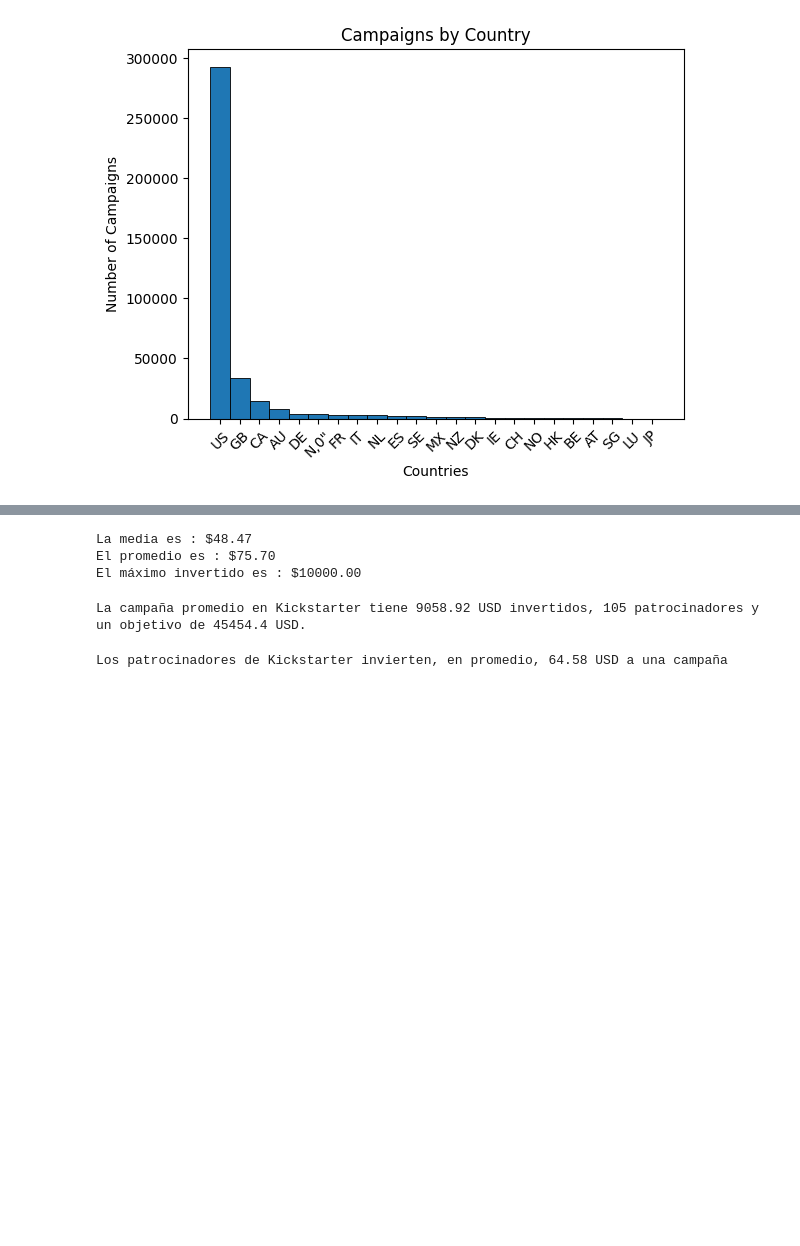
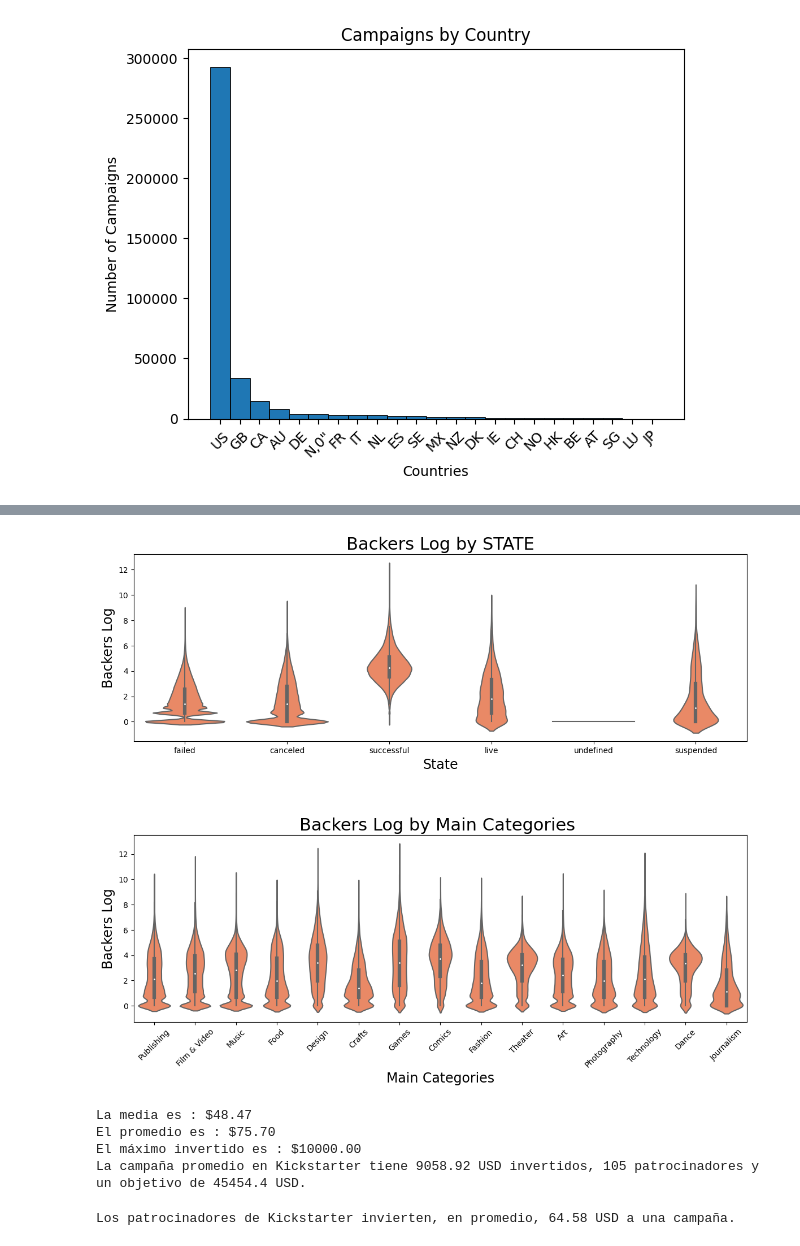
Before and after one commit to belisario-olivera/EDA-Kickstarter, a Jupyter notebook: TP/EDA_kickstarter.ipynb, the cells around one changed output, grey strips where cells are left out. Cells and saved outputs as stored; diff of their text form; code cells hidden in the pictures; blank space fills up the shorter version.

```diff
--- a/TP/EDA_kickstarter.ipynb
+++ b/TP/EDA_kickstarter.ipynb
@@ -320,7 +346,39 @@ plt.show()
+# %%
+"""
+En la última visualización, buscamos entender la distribución de los patrocinadores
+por estado de la campaña y por categoría principal.
+"""
+
+
+df['backers_log'] = np.log(df['backers'] + 1 )
+#creamos esta variable ya que había campañas sin patrocinadores, con el +1 se normalizan los valores nulos.
+
+plt.figure(figsize = (14,12))
+
+plt.subplots_adjust(hspace = 0.50, top = 0.8)
+
+plt.subplot(211)
+g = sns.violinplot(x='state',y='backers_log',
+                   color='coral', data=df)
+g.set_title("Backers Log by STATE", fontsize=22)
+g.set_xlabel("State", fontsize=17)
+g.set_ylabel("Backers Log", fontsize=17)
+
+plt.subplot(212)
+g1 = sns.violinplot(x='main_category',y='backers_log',
+                   color='coral', data=df)
+g1.set_xticklabels(g1.get_xticklabels(),rotation=45)
+g1.set_title("Backers Log by Main Categories ", fontsize=22)
+g1.set_xlabel("Main Categories", fontsize=17)
+g1.set_ylabel("Backers Log", fontsize=17)
+
+plt.show()
+# %% [output]
+[figure, added]
 # %%
 """
-Pasando a datos más estadísticos buscamos la media,
-el promedio y la cantidad máxima de dinero "invertido".
+Pasando a datos más estadísticos buscamos la media, el promedio y la cantidad máxima de dinero "invertido".
+También quisimos encontrar cual es la campaña promedia, en relación a inversión, patrocinadores y objetivo.
 
 """
 
@@ -334,23 +392,26 @@ averageamt = avgamt.mean()
 print("El promedio es : $%1.2f" %averageamt)
 maxamt = avgamt.max()
 print("El máximo invertido es : $%1.2f" %maxamt)
+
+print('La campaña promedio en Kickstarter tiene {} USD invertidos, {} patrocinadores y un objetivo de {} USD.'.format(round(df['usd_pledged_real'].mean(), 2),
+                                                                                               int(df['backers'].mean()),
+                                                                                               round(df['usd_goal_real'].mean(), 2)))
 # %% [output]
 La media es : $48.47
 El promedio es : $75.70
 El máximo invertido es : $10000.00
+La campaña promedio en Kickstarter tiene 9058.92 USD invertidos, 105 patrocinadores y un objetivo de 45454.4 USD.
-# %%
-print('La campaña promedio en Kickstarter tiene {} USD invertidos, {} patrocinadores y un objetivo de {} USD.'.format(round(df['usd_pledged_real'].mean(), 2),
-                                                                                               int(df['backers'].mean()),
-                                                                                               round(df['usd_goal_real'].mean(), 2)))
-# %% [output]
-La campaña promedio en Kickstarter tiene 9058.92 USD invertidos, 105 patrocinadores y un objetivo de 45454.4 USD.
 # %%
+"""
+Luego quisimos entender cuanto invierten en promedio los patrocinadores.
+"""
+
 df['avg_pledged'] = df['usd_pledged_real'] / df['backers']
 
 
 df['avg_pledged'].fillna(0, inplace=True)
 df.replace(to_replace=[np.inf, -np.inf], value=0, inplace=True)
 
-print('Los patrocinadores de Kickstarter invierten, en promedio, {} USD a una campaña'.format(round(df['avg_pledged'].mean(), 2)))
+print('Los patrocinadores de Kickstarter invierten, en promedio, {} USD a una campaña.'.format(round(df['avg_pledged'].mean(), 2)))
 # %% [output]
-Los patrocinadores de Kickstarter invierten, en promedio, 64.58 USD a una campaña
+Los patrocinadores de Kickstarter invierten, en promedio, 64.58 USD a una campaña.
```
Also changed, not shown: parts of 11 cells of this notebook.
